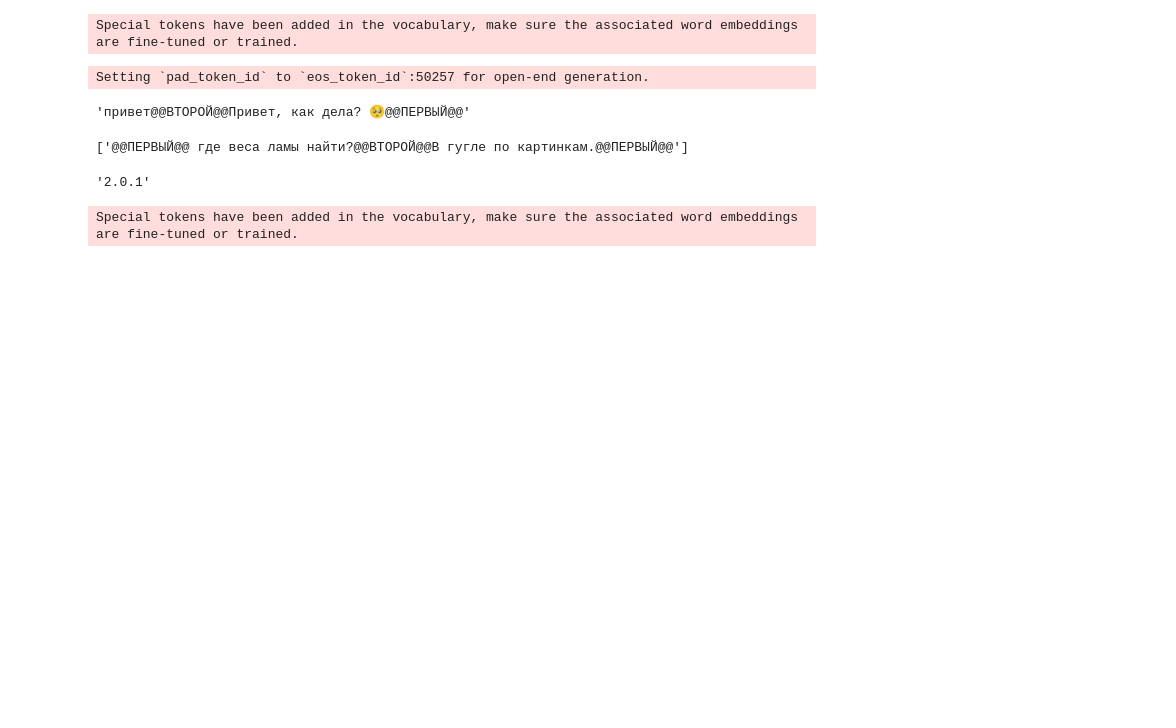
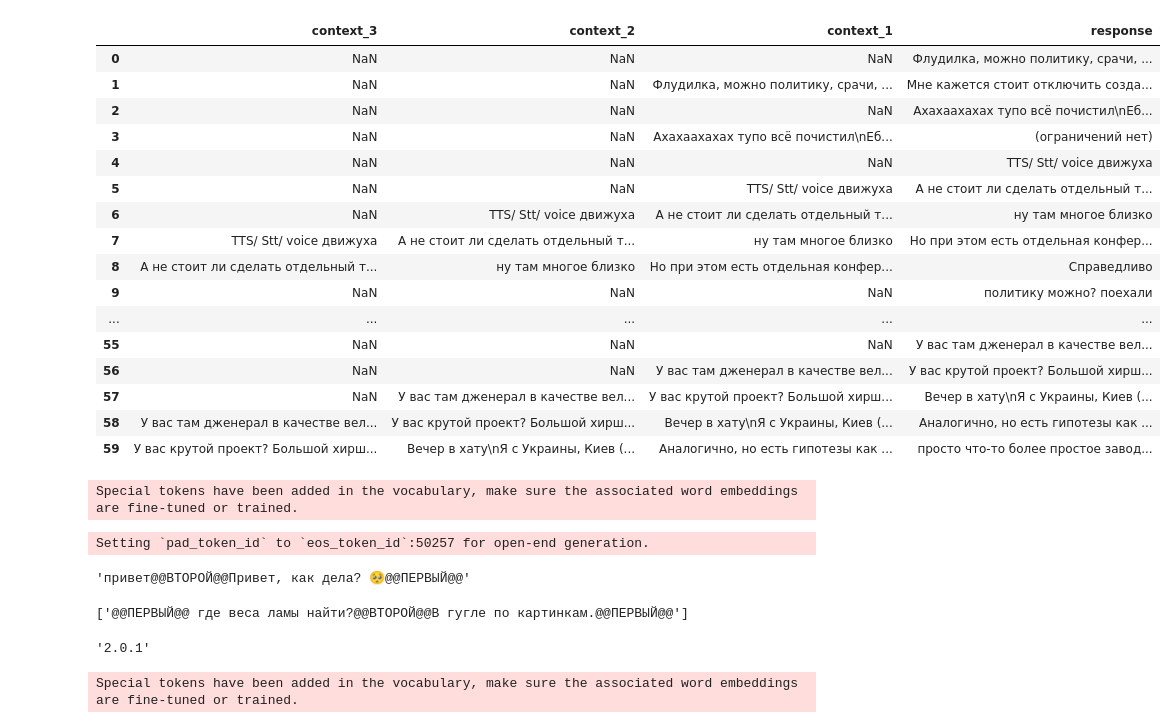
Before and after one commit to white-r0se/sirius-test-nlp, a Jupyter notebook: notebooks/experiments.ipynb, the cells around one changed output. Saved outputs shown, nothing was run; the diff lists cells and outputs as text; code cells hidden in the pictures; blank space fills up the shorter version.

```diff
--- a/notebooks/experiments.ipynb
+++ b/notebooks/experiments.ipynb
@@ -50,3 +17,23 @@ data.dropna()
+# %%
+data.head(60)
+# %% [output]
+|  | context_3 | context_2 | context_1 | response |
+| 0 | NaN | NaN | NaN | Флудилка, можно политику, срачи, ... |
+| 1 | NaN | NaN | Флудилка, можно политику, срачи, ... | Мне кажется стоит отключить созда... |
+| 2 | NaN | NaN | NaN | Ахахаахахах тупо всё почистил\nЕб... |
+| 3 | NaN | NaN | Ахахаахахах тупо всё почистил\nЕб... | (ограничений нет) |
+| 4 | NaN | NaN | NaN | TTS/ Stt/ voice движуха |
+| 5 | NaN | NaN | TTS/ Stt/ voice движуха | А не стоит ли сделать отдельный т... |
+| 6 | NaN | TTS/ Stt/ voice движуха | А не стоит ли сделать отдельный т... | ну там многое близко |
+| 7 | TTS/ Stt/ voice движуха | А не стоит ли сделать отдельный т... | ну там многое близко | Но при этом есть отдельная конфер... |
+| 8 | А не стоит ли сделать отдельный т... | ну там многое близко | Но при этом есть отдельная конфер... | Справедливо |
+| 9 | NaN | NaN | NaN | политику можно? поехали |
+| ... | ... | ... | ... | ... |
+| 55 | NaN | NaN | NaN | У вас там дженерал в качестве вел... |
+| 56 | NaN | NaN | У вас там дженерал в качестве вел... | У вас крутой проект? Большой хирш... |
+| 57 | NaN | У вас там дженерал в качестве вел... | У вас крутой проект? Большой хирш... | Вечер в хату\nЯ с Украины, Киев (... |
+| 58 | У вас там дженерал в качестве вел... | У вас крутой проект? Большой хирш... | Вечер в хату\nЯ с Украины, Киев (... | Аналогично, но есть гипотезы как ... |
+| 59 | У вас крутой проект? Большой хирш... | Вечер в хату\nЯ с Украины, Киев (... | Аналогично, но есть гипотезы как ... | просто что-то более простое завод... |
 # %%
 def construct_conv(row, tokenizer, eos = True):
     flatten = lambda l: [item for sublist in l for item in sublist]
```
Also changed, not shown: parts of 6 cells of this notebook, 9 other files.
